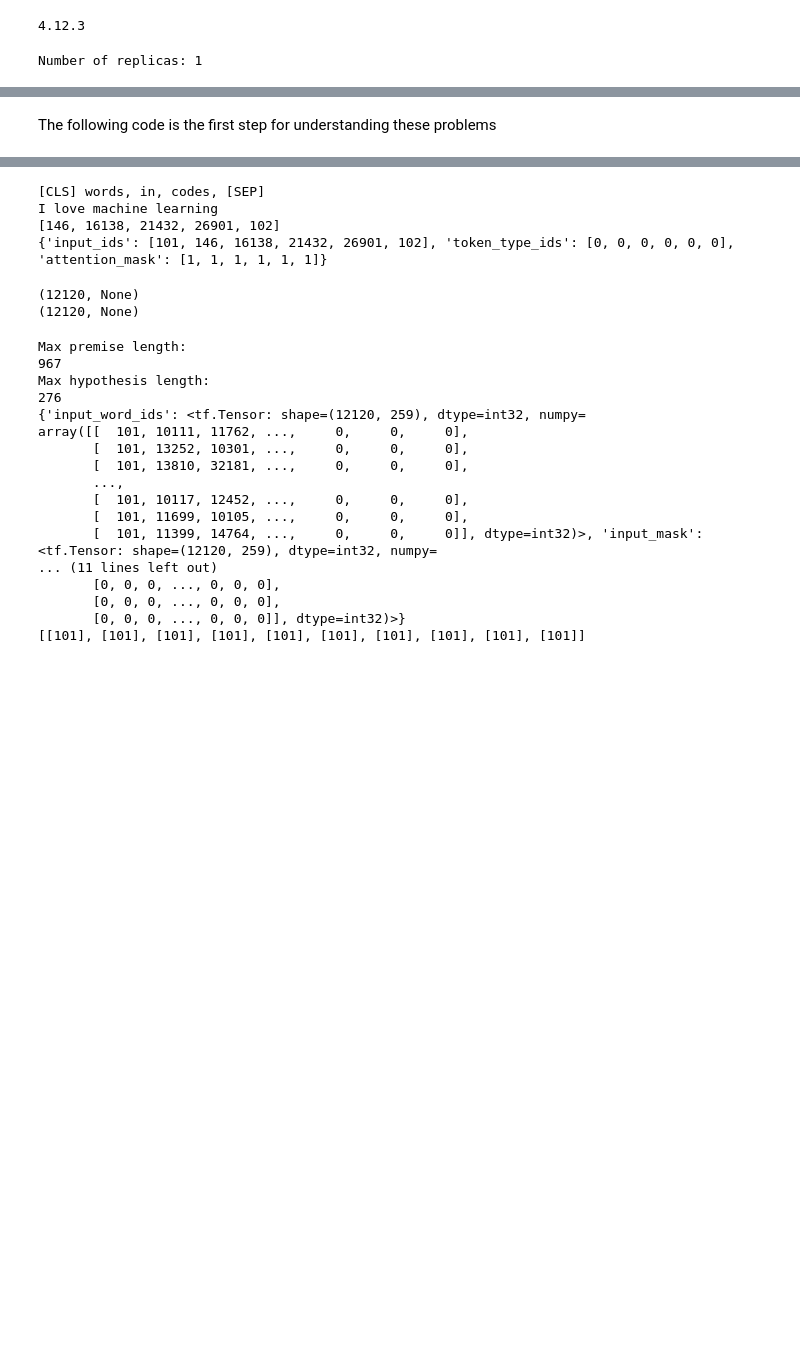
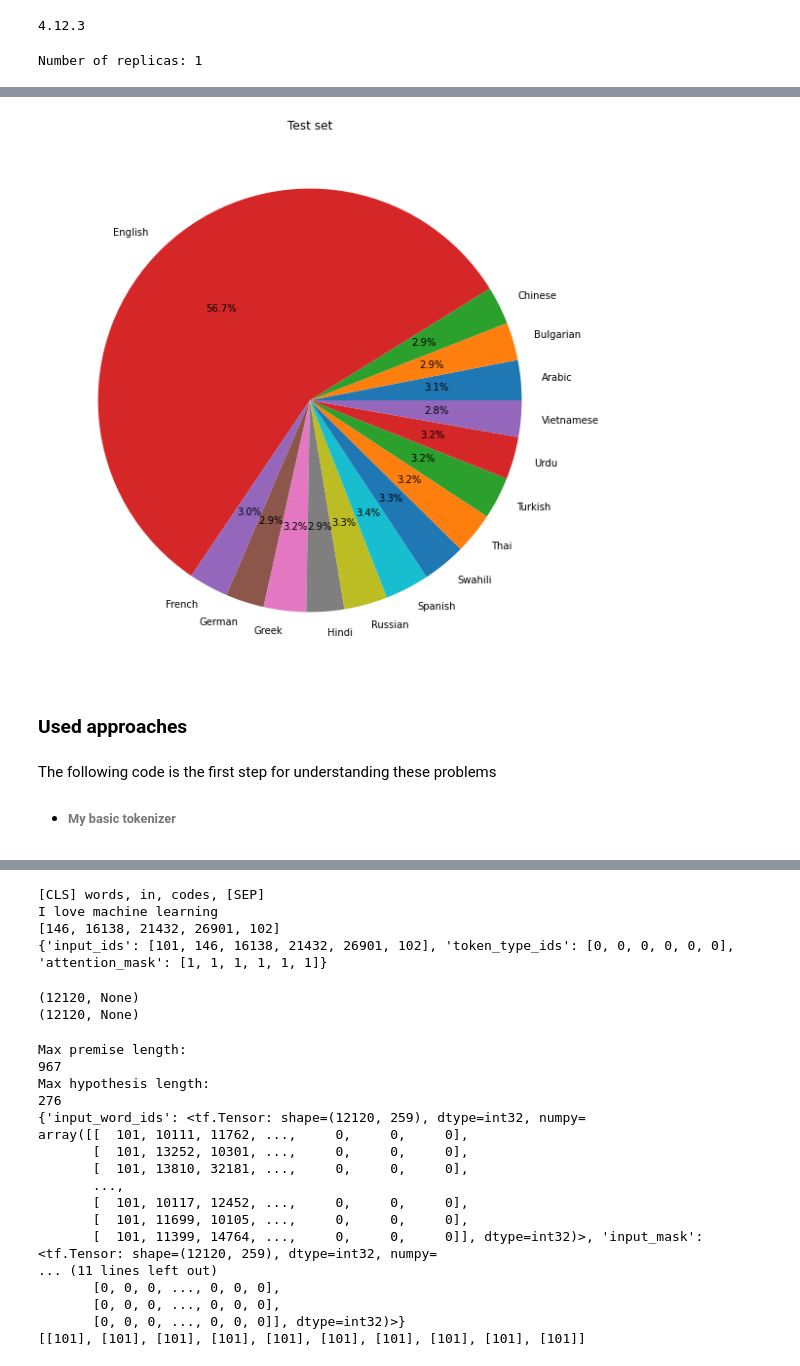
Before and after one commit to daveomri/NLP-BERT-study, a Jupyter notebook: natural-language-inferencing.ipynb, the cells around one changed output, grey strips where cells are left out. Cells and saved outputs as stored; diff of their text form; code cells hidden in the pictures; blank space fills up the shorter version.

Commit message:
Added my simple tokenizer

```diff
--- a/natural-language-inferencing.ipynb
+++ b/natural-language-inferencing.ipynb
@@ -57,3 +60,4 @@ Number of replicas: 1
 # 1 - neutral
 # 2 - contradiction
 train = pd.read_csv("input/contradictory-my-dear-watson/train.csv")
+test = pd.read_csv("input/contradictory-my-dear-watson/test.csv")
@@ -95,2 +98,15 @@ plt.show()
+# %%
+# Show the distribution of languages in the test set
+labels, frequencies = np.unique(test.language.values, return_counts = True)
+
+plt.figure(figsize = (10,10))
+plt.pie(frequencies,labels = labels, autopct = '%1.1f%%')
+plt.title("Test set")
+plt.show()
+# %% [output]
+[figure, added]
+# %% [markdown]
+### Used approaches
 # %% [markdown]
 The following code is the first step for understanding these problems
+- ###### My basic tokenizer
```
Also changed, not shown: parts of 11 cells of this notebook.
